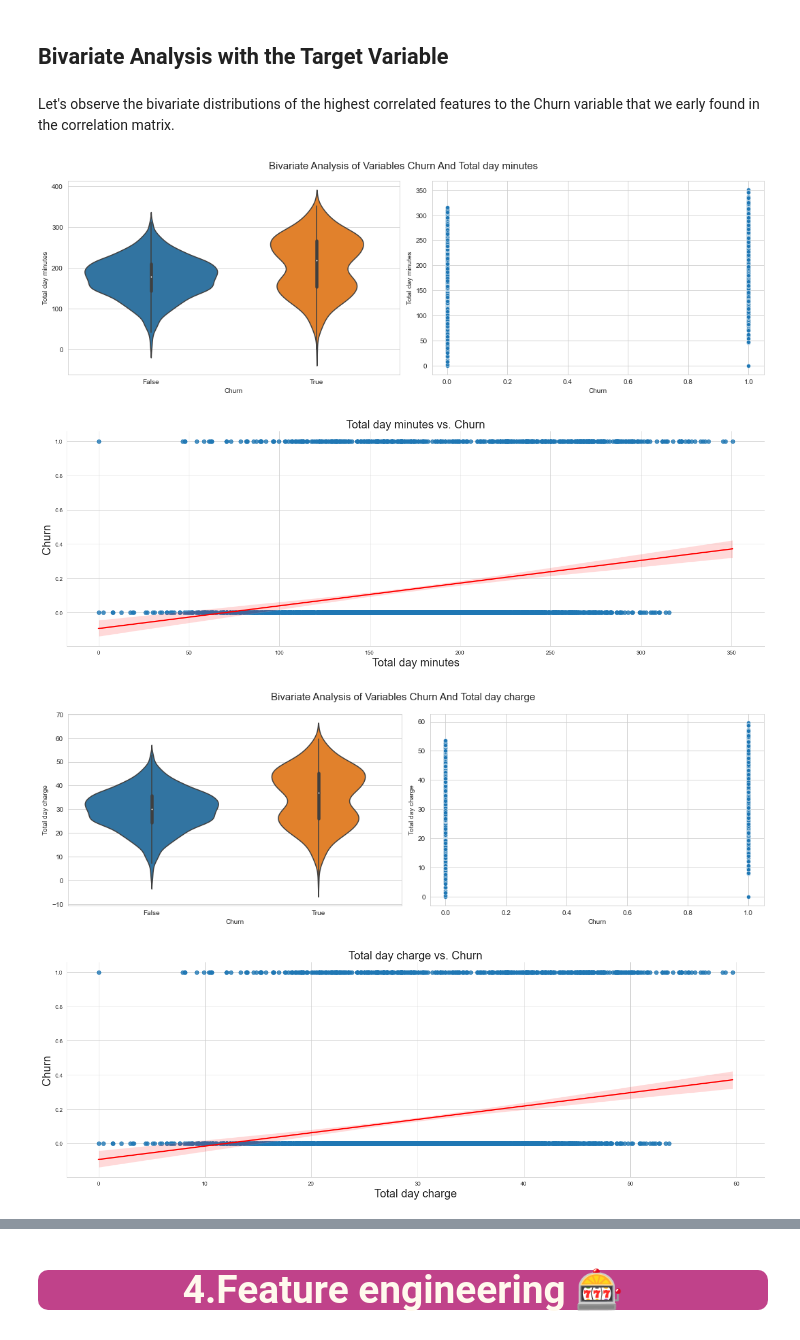
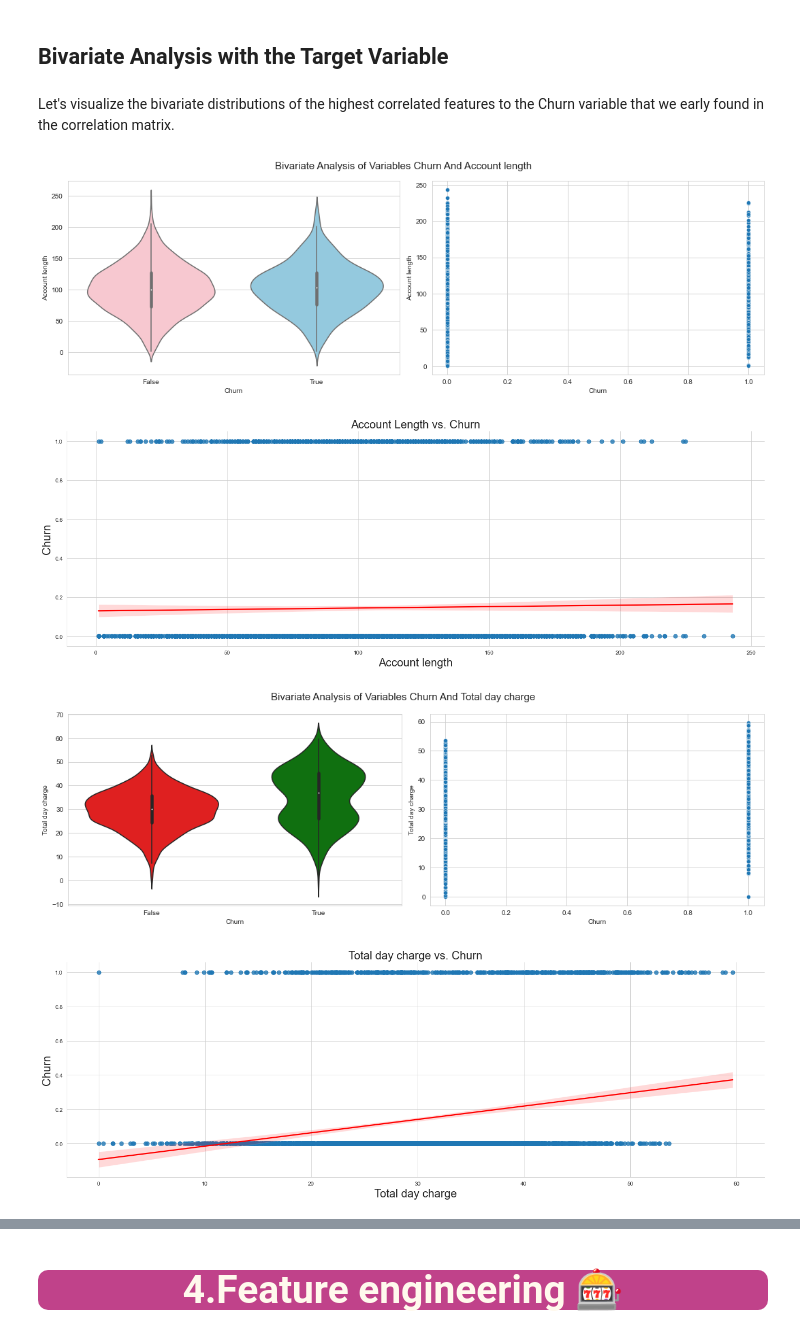
Before and after one commit to Fatima-EzzahraFettah/PhoneOperator_Challenge, a Jupyter notebook: phone_operator_starting_kit.ipynb, the cells around one changed output, grey strips where cells are left out. Cells and saved outputs as stored; diff of their text form; code cells hidden in the pictures.

```diff
--- a/phone_operator_starting_kit.ipynb
+++ b/phone_operator_starting_kit.ipynb
@@ -372,33 +372,36 @@ plt.show()
 # %% [markdown]
 ## Bivariate Analysis with the Target Variable
 # %% [markdown]
-Let's observe the bivariate distributions of the highest correlated features to the Churn variable that we early found in the correlation matrix.
+Let's visualize the bivariate distributions of the highest correlated features to the Churn variable that we early found in the correlation matrix.
 # %%
 # Bivariate analysis
-def plot_bivariate(lvar1, lvar2):
+# Bivariate analysis
+def plot_bivariate(lvar1, lvar2,color_palette):
+
     plt.figure(figsize = (15, 5))
     plt.subplot(1, 2, 1)
     plt.suptitle('Bivariate Analysis of Variables ' + lvar1 + ' And ' + lvar2, fontsize = 15)
-    sns.violinplot(lvar1, lvar2, data = df)
+    sns.violinplot(lvar1, lvar2, data = df, palette=color_palette)
     plt.subplot(1, 2, 2)
-    sns.scatterplot(lvar1, lvar2, data = df)
+    sns.scatterplot(lvar1, lvar2, data = df, palette=color_palette)
     plt.tight_layout()
     plt.show()
 
+
 # Let's check the correlation of Account length with the target variable
-plot_bivariate('Churn', 'Total day minutes')
+plot_bivariate('Churn', 'Account length', ['pink', 'skyblue'])
 sns.set_style('whitegrid')
-sns.lmplot(x='Total day minutes', y='Churn', data=df, height=6, aspect=3, scatter_kws={'s': 50}, line_kws={'color': 'red'})
-plt.title('Total day minutes vs. Churn', fontsize=20)
-plt.xlabel('Total day minutes', fontsize=20)
+sns.lmplot(x='Account length', y='Churn', data=df, height=6, aspect=3, scatter_kws={'s': 50}, line_kws={'color': 'red'})
+plt.title('Account Length vs. Churn', fontsize=20)
+plt.xlabel('Account length', fontsize=20)
 plt.ylabel('Churn', fontsize=20)
 plt.show()
 # %% [output]
-[figure, old version]
+[figure, new version]
-[figure, old version]
+[figure, new version]
 # %%
 # Let's check the correlation of Total day charge with the target variable
-plot_bivariate('Churn', 'Total day charge')
+plot_bivariate('Churn', 'Total day charge',['red', 'green'])
 sns.set_style('whitegrid')
 sns.lmplot(x='Total day charge', y='Churn', data=df, height=6, aspect=3, scatter_kws={'s': 50}, line_kws={'color': 'red'})
 plt.title('Total day charge vs. Churn', fontsize=20)
@@ -406,7 +409,7 @@ plt.xlabel('Total day charge', fontsize=20)
 plt.ylabel('Churn', fontsize=20)
 plt.show()
 # %% [output]
-[figure, old version]
+[figure, new version]
 [figure]
 # %%
 # Let's check the correlation of Total day charge with the target variable
```
Also changed, not shown: parts of 2 cells of this notebook.
